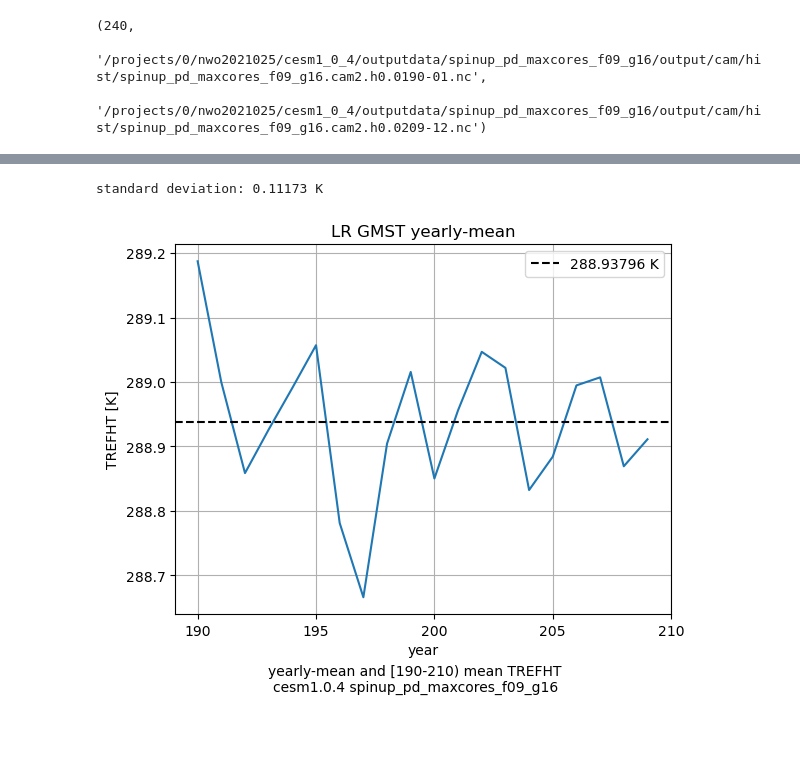
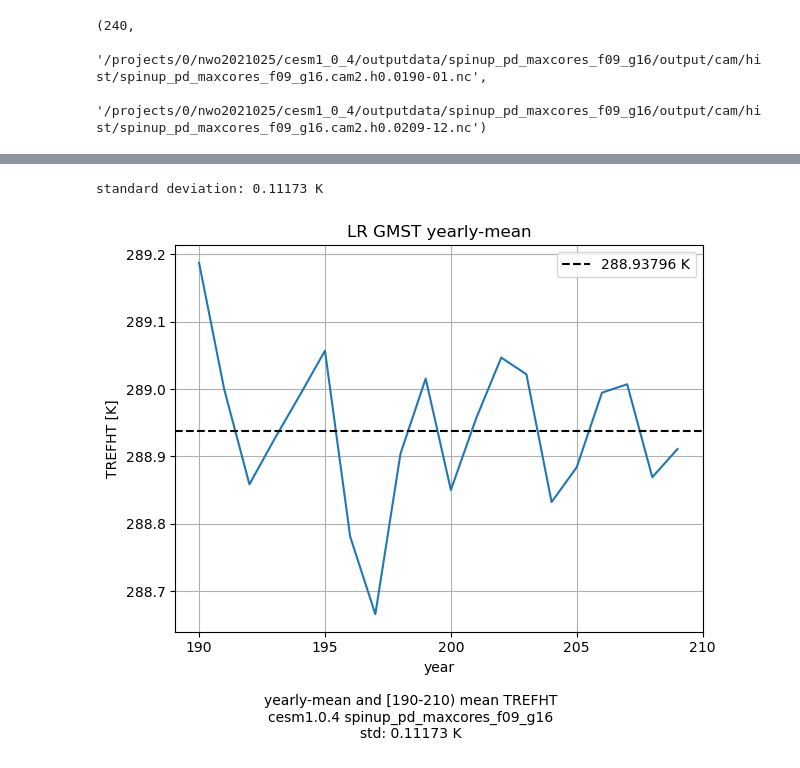
Before and after one commit to JdeJong96/sai-git, a Jupyter notebook: sai/jupyter/reftemp_cesm104.ipynb, the cells around one changed output, grey strips where cells are left out. Drawn from its saved outputs; the diff is of its cells as text; code cells hidden in the pictures; blank space fills up the shorter version.

Commit message:
update figure

```diff
--- a/sai/jupyter/reftemp_cesm104.ipynb
+++ b/sai/jupyter/reftemp_cesm104.ipynb
@@ -53,18 +52,20 @@ dsya = grps.apply(weighted_tmean)
 # %%
 fig = plt.figure()
 ax = fig.gca()
 Tgm = dsya.TREFHT.isel(year=slice(0,-1)).weighted(dsya.gw).mean(('lat','lon'))
 print(f"standard deviation: {Tgm.std('year'):.5} K")
 Tgmtm = Tgm.mean('year')
 Tgm.attrs.update({'units':'K'})
 Tgm.plot(ax=ax)
 ax.axhline(Tgmtm, linestyle='--', color='k', label=f"{Tgmtm.data:.5f} K")
 plt.legend()
 plt.xticks(range(190,211,5))
 plt.grid()
 plt.title('LR GMST yearly-mean')
-fig.text(0.5, -0.05, 'yearly-mean and [190-210) mean TREFHT\ncesm1.0.4 spinup_pd_maxcores_f09_g16', ha='center')
-fig.savefig("LR_GMST_YRLYMEAN.pdf", dpi=200)
+fig.text(0.5, -0.1, 'yearly-mean and [190-210) mean TREFHT\ncesm1.0.4 spinup_pd_maxcores_f09_g16'
+         +f'\nstd: {Tgm.std("year"):.5} K', ha='center')
+plt.tight_layout()
+fig.savefig("../plot/LR_GMST_YRLYMEAN.pdf", dpi=200)
 # %% [output]
 standard deviation: 0.11173 K
-[figure, old version]
+[figure, new version]
```
Also changed, not shown: parts of 3 cells of this notebook, 1 other file.
